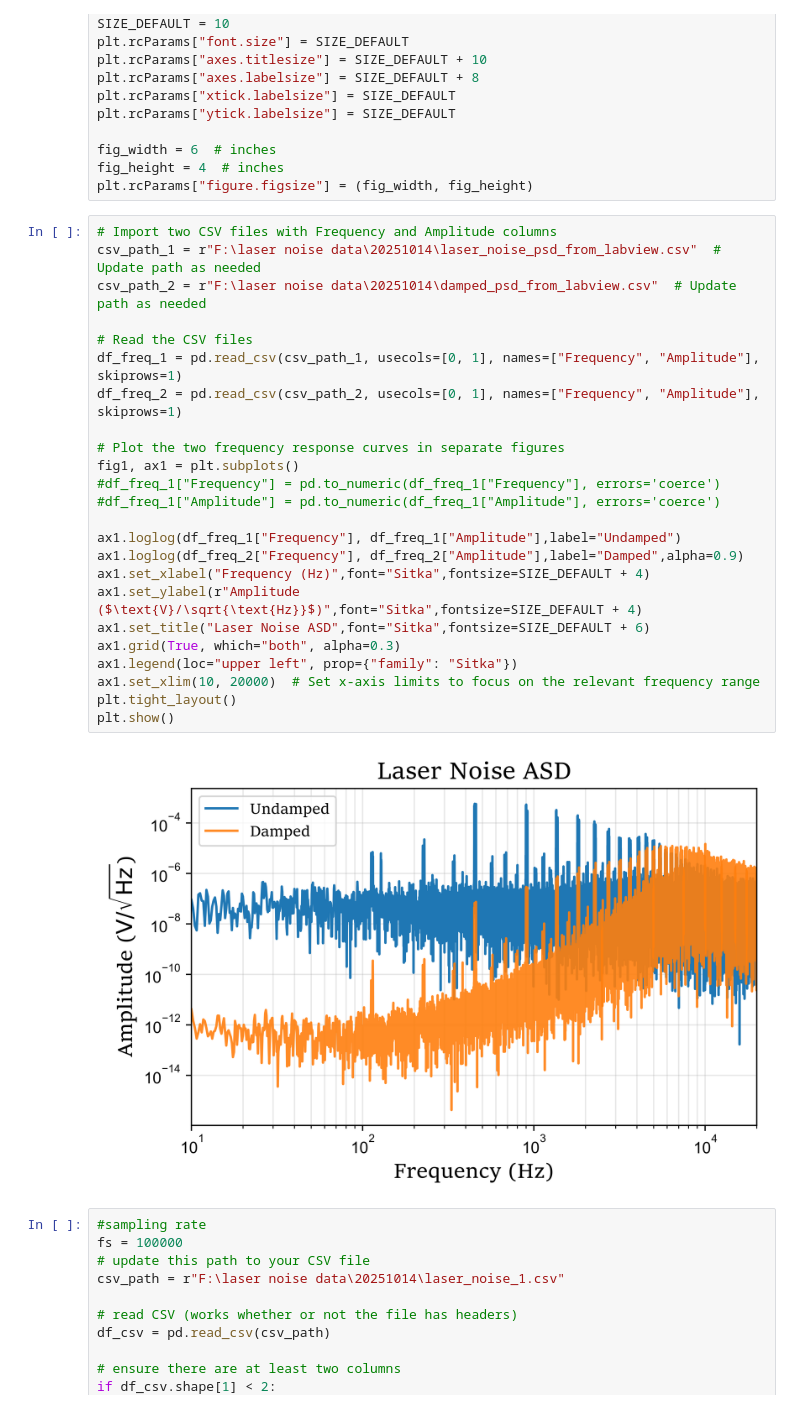
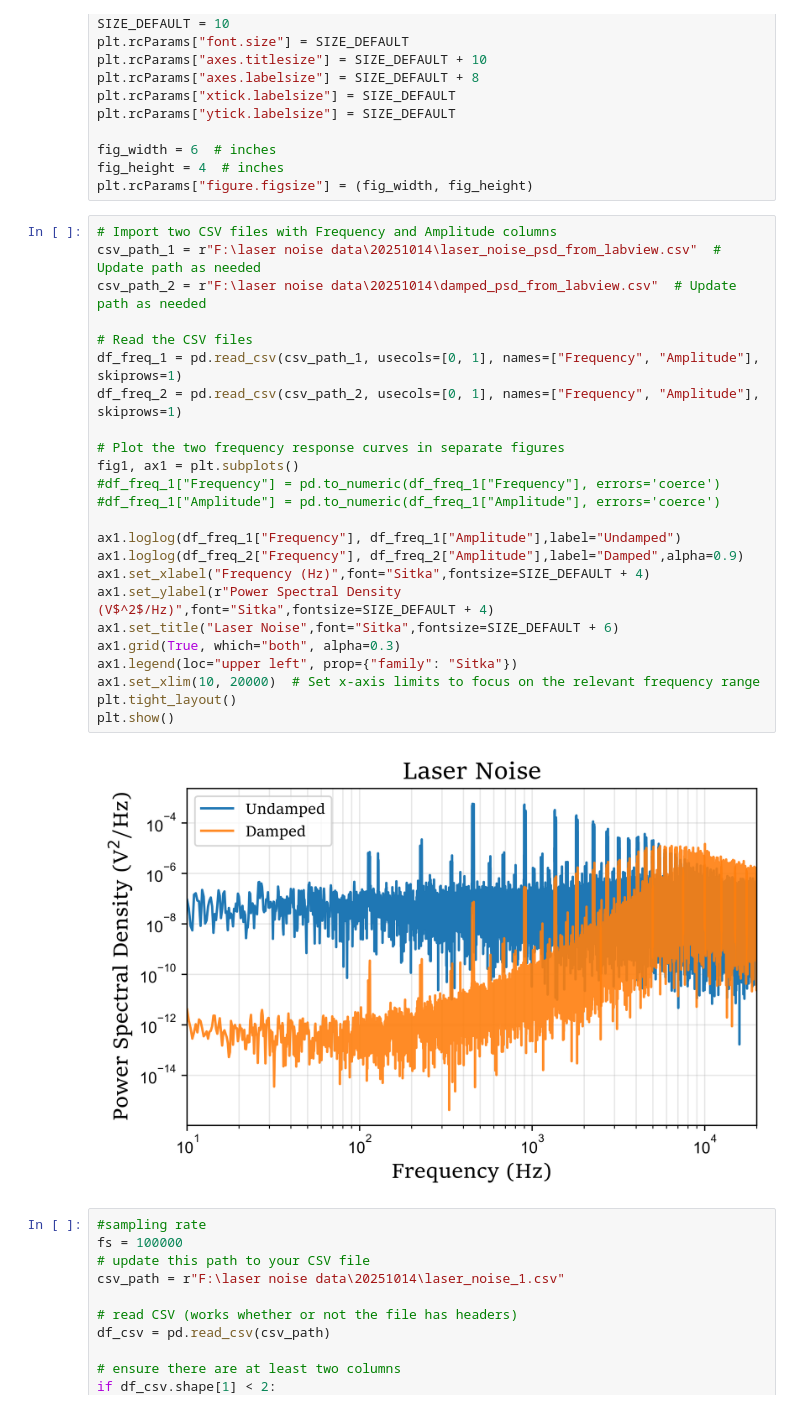
Before and after one commit to BenHSiegel/microspherearray, a Jupyter notebook: laser_noise_plotter.ipynb, the cells around one changed output. Cells and saved outputs as stored; diff of their text form.

```diff
--- a/laser_noise_plotter.ipynb
+++ b/laser_noise_plotter.ipynb
@@ -29,29 +29,29 @@ plt.rcParams["figure.figsize"] = (fig_width, fig_height)
 # %%
 # Import two CSV files with Frequency and Amplitude columns
 csv_path_1 = r"F:\laser noise data\20251014\laser_noise_psd_from_labview.csv"  # Update path as needed
 csv_path_2 = r"F:\laser noise data\20251014\damped_psd_from_labview.csv"  # Update path as needed
 
 # Read the CSV files
 df_freq_1 = pd.read_csv(csv_path_1, usecols=[0, 1], names=["Frequency", "Amplitude"], skiprows=1)
 df_freq_2 = pd.read_csv(csv_path_2, usecols=[0, 1], names=["Frequency", "Amplitude"], skiprows=1)
 
 # Plot the two frequency response curves in separate figures
 fig1, ax1 = plt.subplots()
 #df_freq_1["Frequency"] = pd.to_numeric(df_freq_1["Frequency"], errors='coerce')
 #df_freq_1["Amplitude"] = pd.to_numeric(df_freq_1["Amplitude"], errors='coerce')
 
 ax1.loglog(df_freq_1["Frequency"], df_freq_1["Amplitude"],label="Undamped")
 ax1.loglog(df_freq_2["Frequency"], df_freq_2["Amplitude"],label="Damped",alpha=0.9)
 ax1.set_xlabel("Frequency (Hz)",font="Sitka",fontsize=SIZE_DEFAULT + 4)
-ax1.set_ylabel(r"Amplitude ($\text{V}/\sqrt{\text{Hz}}$)",font="Sitka",fontsize=SIZE_DEFAULT + 4)
-ax1.set_title("Laser Noise ASD",font="Sitka",fontsize=SIZE_DEFAULT + 6)
+ax1.set_ylabel(r"Power Spectral Density (V$^2$/Hz)",font="Sitka",fontsize=SIZE_DEFAULT + 4)
+ax1.set_title("Laser Noise",font="Sitka",fontsize=SIZE_DEFAULT + 6)
 ax1.grid(True, which="both", alpha=0.3)
 ax1.legend(loc="upper left", prop={"family": "Sitka"})
 ax1.set_xlim(10, 20000)  # Set x-axis limits to focus on the relevant frequency range
 plt.tight_layout()
 plt.show()
 # %% [output]
-[figure, old version]
+[figure, new version]
 # %%
 #sampling rate
 fs = 100000
```
